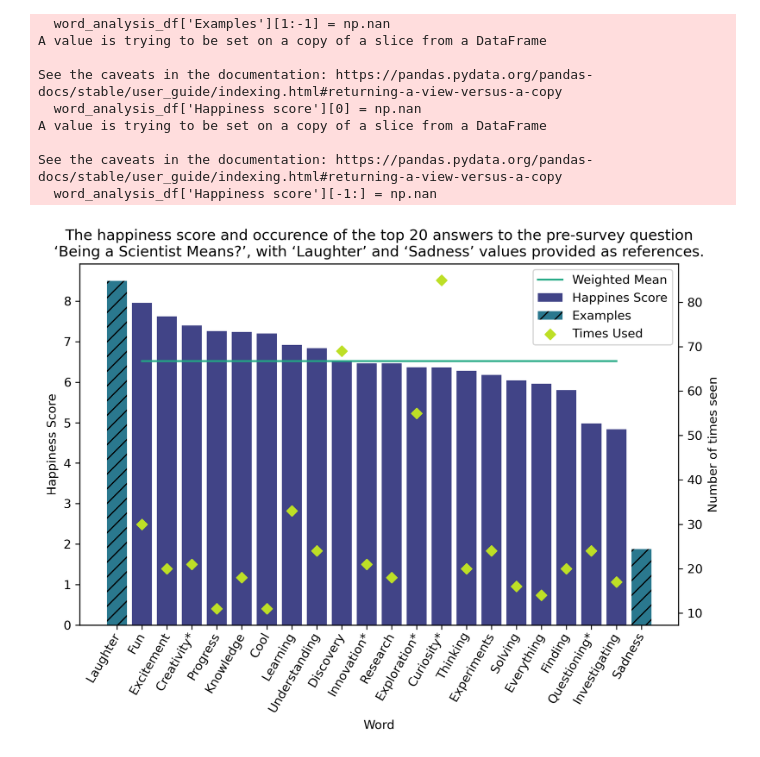
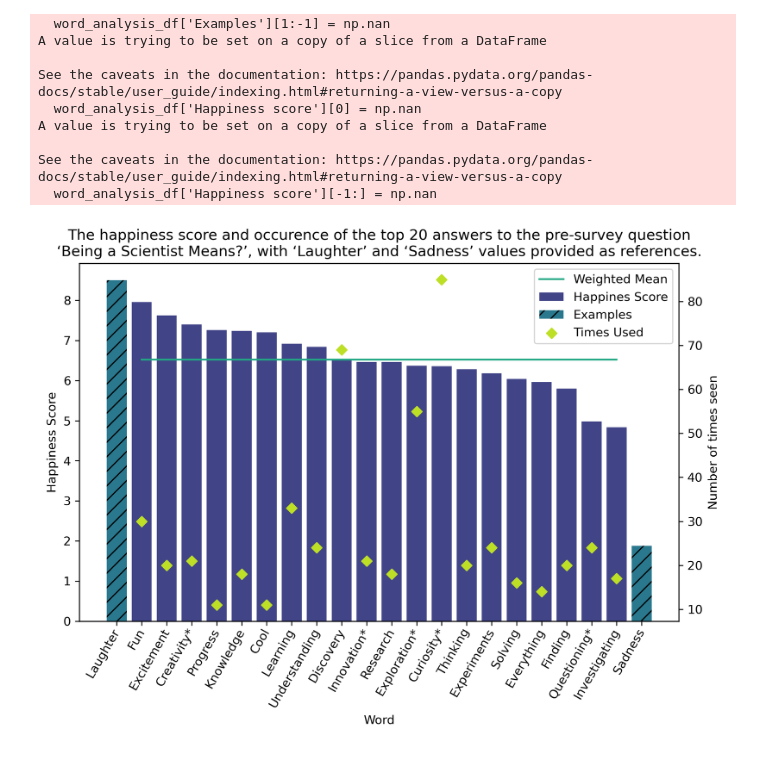
Before and after one commit to markbasham/DiamondTheGamePrintAndPlayGraphs, a Jupyter notebook: WordAnalysis.ipynb, the cells around one changed output. Drawn from its saved outputs; the diff is of its cells as text; code cells hidden in the pictures.

```diff
--- a/WordAnalysis.ipynb
+++ b/WordAnalysis.ipynb
@@ -42,32 +42,32 @@ import matplotlib
 import numpy as np
 import matplotlib.pyplot as plt
 import matplotlib.pylab as pl
 
 fig, ax = plt.subplots(figsize=(8, 6), dpi=300)
 ax2=ax.twinx()
 
-ax.bar(word_analysis_df['Word'],word_analysis_df['Happiness score'], color=pl.cm.viridis(0.2), label='Happines Score')
+ax.bar(word_analysis_df['Word'],word_analysis_df['Happiness score'], color=pl.cm.viridis(0.2), label='Happiness Score')
 ax.bar(word_analysis_df['Word'],word_analysis_df['Examples'], color=pl.cm.viridis(0.4), label='Examples', hatch='//')
 ax2.scatter(word_analysis_df['Word'],word_analysis_df['Times used'], color=pl.cm.viridis(0.9), marker='D', label='Times Used')
 ax.plot(word_analysis_df['Word'],word_analysis_df['Weighted mean'], color=pl.cm.viridis(0.6), label='Weighted Mean')
 ax.set_xlabel('Word')
 ax.set_ylabel('Happiness Score')
 ax2.set_ylabel('Number of times seen')
 ax.set_title("The happiness score and occurence of the top 20 answers to the pre-survey question\n‘Being a Scientist Means?’, with ‘Laughter’ and ‘Sadness’ values provided as references.")
 
 # Tweak spacing to prevent clipping of ylabel
 fig.tight_layout()
 plt.setp(ax.get_xticklabels(), rotation=60, ha="right", va='center',
          rotation_mode="anchor")
 
 #legend
 handles, labels = ax.get_legend_handles_labels()
 handles2, labels2 = ax2.get_legend_handles_labels()
 handles += handles2
 labels += labels2
 plt.legend(handles, labels)
 plt.tight_layout()
 plt.savefig('figures/WordAnalyis.png')
 plt.show()
 # %% [output]
-[figure, old version]
+[figure, new version]
```
Also changed, not shown: 1 other file.
